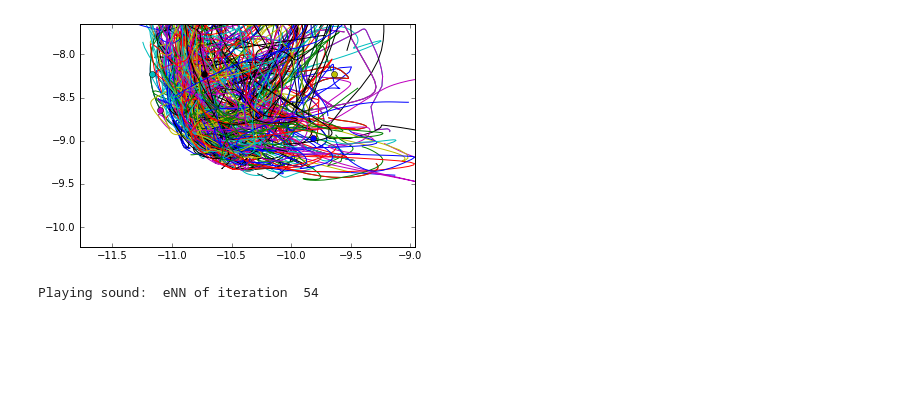
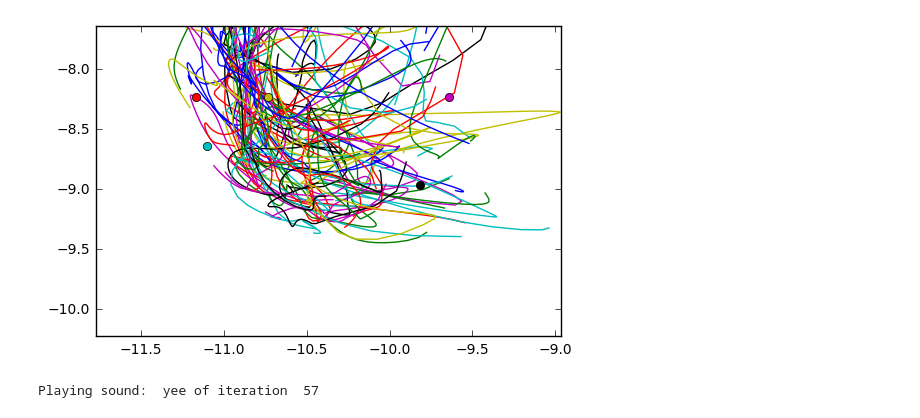
Before and after one commit to sebastien-forestier/CogSci2017, a Jupyter notebook: notebook/test_sounds.ipynb, the cells around one changed output. Cells and saved outputs as stored; diff of their text form; code cells hidden in the pictures; blank space fills up the shorter version.

```diff
--- a/notebook/test_sounds.ipynb
+++ b/notebook/test_sounds.ipynb
@@ -14,4 +1,18 @@ env = CogSci2017Environment()
 # %%
+import sys
+import numpy as np
+import time
+from explauto.utils import rand_bounds
+sys.path.append('../')
+
+from cogsci2017.environment.arm_diva_env import CogSci2017Environment
+%matplotlib inline
+import matplotlib.pyplot as plt
+
+env_audio = CogSci2017Environment(audio=True)
+env = CogSci2017Environment()
+
+
 # Define Vowels and triplets
 v_o = list(np.log2([500, 900]))
 v_y = list(np.log2([300, 1700]))
@@ -23,6 +24,8 @@ v_i = list(np.log2([300, 2300]))
 vowels = dict(o=v_o, y=v_y, u=v_u, e=v_e, i=v_i)
 
 def check_sounds(s_traj, tol=0.2):
+    if s_traj is None:
+        return "NNN"
     s1 = s_traj[0]
     s2 = s_traj[24]
     s3 = s_traj[-1]
@@ -49,7 +52,7 @@ sound_dict = {}
 
 vowels_dict = {}
 
-for i in range(500):
+for i in range(100):
     m = env.motor_babbling()
     m_list.append(m)
     s_traj = env.diva.update(m[21:], audio=False)
@@ -129,40 +126,44 @@ config = dict(m_mins=env.conf.m_mins,
              s_mins=env.conf.s_mins,
              s_maxs=env.conf.s_maxs)
 
-agent = Supervisor(config, explo_noise=0.2)
+agent = Supervisor(config, explo_noise=0.1)
 n_motor_babbling = 200
 
 m_list = []
+sound_list = []
 sound_dict = {}
 
 vowels_dict = {}
 
 
 # Active Model Babbling
-for i in range(500):
+for i in range(100):
     if i < n_motor_babbling:
-        m = agent.motor_babbling()
+        m = agent.motor_babbling(audio=True)
     else:
-        context = env.get_current_context()
+        context = [0.]*10
         m = agent.produce(context)
     s = env.update(m)
+
     agent.perceive(s)
 
     m_list.append(m)
     s_traj = env.diva_traj
+    if s_traj is not None:
 
-    sound = check_sounds(s_traj)
-    if sound_dict.has_key(sound):
-        sound_dict[sound] += [i]
-    else:
-        sound_dict[sound] = [i]
-    for v in vowels:
-        if v in sound:
-            if vowels_dict.has_key(v):
-                vowels_dict[v] += [i]
-            else:
-                vowels_dict[v] = [i]
-    plt.plot([-f[1] for f in s_traj], [-f[0] for f in s_traj])
+        sound = check_sounds(s_traj)
+        sound_list.append(sound)
+        if sound_dict.has_key(sound):
+            sound_dict[sound] += [i]
+        else:
+            sound_dict[sound] = [i]
+        for v in vowels:
+            if v in sound:
+                if vowels_dict.has_key(v):
+                    vowels_dict[v] += [i]
+                else:
+                    vowels_dict[v] = [i]
+        plt.plot([-f[1] for f in s_traj], [-f[0] for f in s_traj])
 
 plt.xlim([-np.log2([3500.]), -np.log2([500.])])
 plt.ylim([-np.log2([1200.]), -np.log2([200.])])
@@ -210,5 +211 @@ Vowel [ o ] played 30 times
-[figure, old version]
+[figure, new version]
-# %%
-listen(54)
-# %% [output]
-Playing sound:  eNN of iteration  54
@@ -225,0 +212,4 @@ for hs in human_sounds:
+# %%
+listen_triplets()
+# %% [output]
+Playing sound:  yee of iteration  57
```
Also changed, not shown: parts of 8 cells of this notebook, 3 other files.
